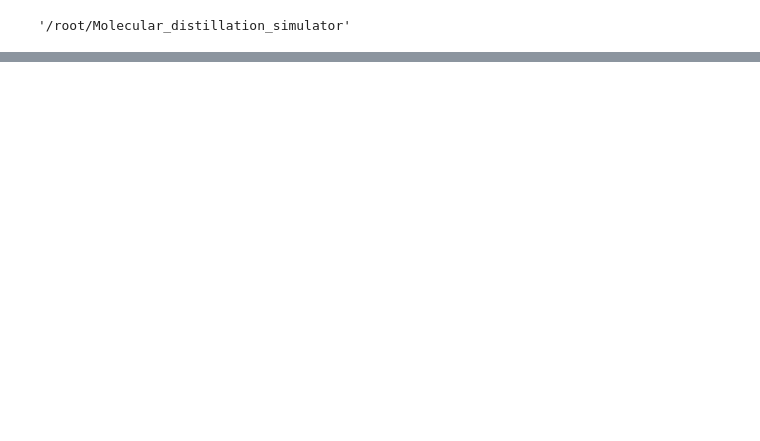
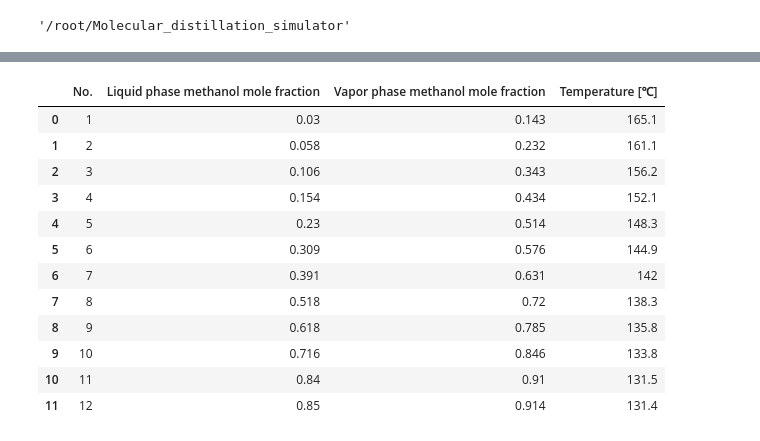
Before and after one commit to zhexingwang/Molecular_distillation_simulator, a Jupyter notebook: nrtl_my.ipynb, the cells around one changed output, grey strips where cells are left out. Cells and saved outputs as stored; diff of their text form; code cells hidden in the pictures; blank space fills up the shorter version.

```diff
--- a/nrtl_my.ipynb
+++ b/nrtl_my.ipynb
@@ -58,7 +58,7 @@ def nrtl(T, alpha1, alpha2, g1, g2, x):
                   [g2, 0]])
 
     tau = g / (R*T)
-    G = np.exp(-alpha*tau)
+    G = np.exp(-(alpha*tau))
     ncomp = x.shape[0]
     gamma = np.zeros_like(x)
     summ = 0
@@ -163,0 +194,16 @@ TypeError: float() argument must be a string or a number, not 'function'
+# %%
+df_lab
+# %% [output]
+|  | No. | Liquid phase methanol mole fraction | Vapor phase methanol mole fraction | Temperature [℃] |
+| 0 | 1 | 0.03 | 0.143 | 165.1 |
+| 1 | 2 | 0.058 | 0.232 | 161.1 |
+| 2 | 3 | 0.106 | 0.343 | 156.2 |
+| 3 | 4 | 0.154 | 0.434 | 152.1 |
+| 4 | 5 | 0.23 | 0.514 | 148.3 |
+| 5 | 6 | 0.309 | 0.576 | 144.9 |
+| 6 | 7 | 0.391 | 0.631 | 142 |
+| 7 | 8 | 0.518 | 0.72 | 138.3 |
+| 8 | 9 | 0.618 | 0.785 | 135.8 |
+| 9 | 10 | 0.716 | 0.846 | 133.8 |
+| 10 | 11 | 0.84 | 0.91 | 131.5 |
+| 11 | 12 | 0.85 | 0.914 | 131.4 |
```
Also changed, not shown: parts of 10 cells of this notebook.
